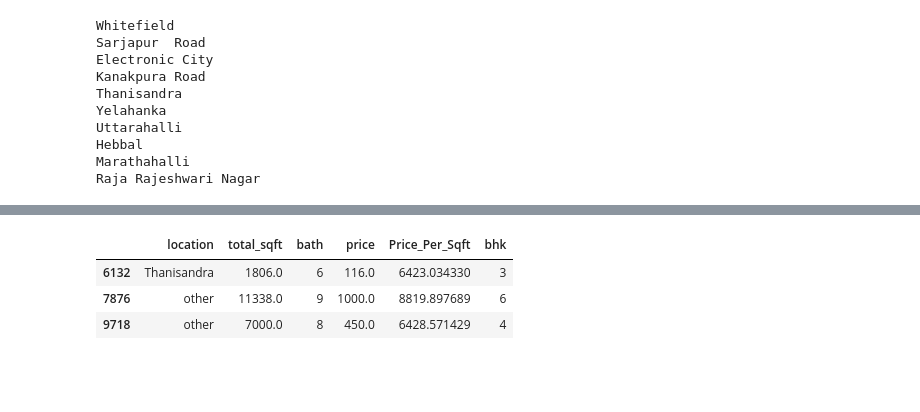
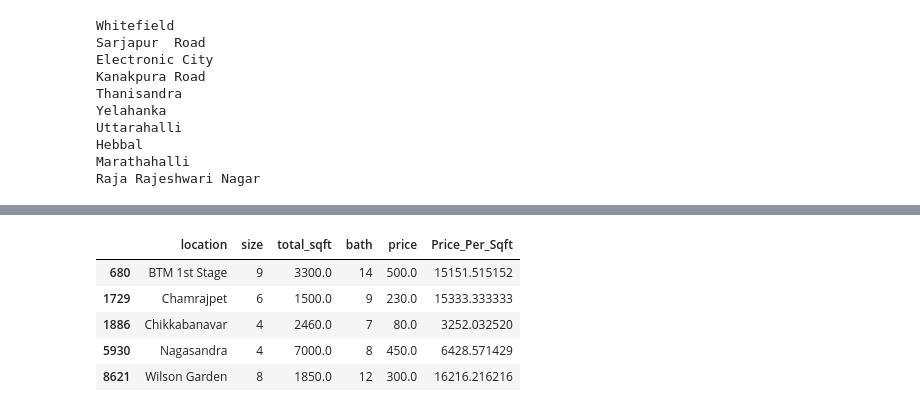
Before and after one commit to msiddhesh/A_Real_Estate_price_Prediction_Project, a Jupyter notebook: Project.ipynb, the cells around one changed output, grey strips where cells are left out. Cells and saved outputs as stored; diff of their text form; code cells hidden in the pictures; blank space fills up the shorter version.

```diff
--- a/Project.ipynb
+++ b/Project.ipynb
@@ -475,2 +526,2 @@ dtype: object
 # %%
-data_4["bhk"] = data_4["size"].apply(lambda x: int(x) )
+data_4["size"] = data_4["size"].apply(lambda x: int(x) )
@@ -490,3 +563,3 @@ data_4.shape
 # %%
-data_5 = data_4[data_4.total_sqft/data_4.bhk>300].copy()
+data_5 = data_4[data_4.total_sqft/data_4['size']>150].copy()
 # %%
@@ -501,5 +581,3 @@ data_5.head()
-# %%
-data_5 = data_5.drop("size",axis=1)
 # %%
 data_5.head()
 # %% [output]
@@ -629,17 +706,17 @@ for i in location_count.index[0:10]:
 def remove_bhk_outliers(data):
     exclude_indices = np.array([])
     for location, location_df in data.groupby('location'):
-        bhk_stats = {}
-        for bhk, bhk_df in location_df.groupby('bhk'):
-            bhk_stats[bhk] = {
-                'mean': np.mean(bhk_df.Price_Per_Sqft),
-                'std': np.std(bhk_df.Price_Per_Sqft),
-                'count': bhk_df.shape[0]
+        size_stats = {}
+        for size, size_df in location_df.groupby('size'):
+            size_stats[size] = {
+                'mean': np.mean(size_df.Price_Per_Sqft),
+                'std': np.std(size_df.Price_Per_Sqft),
+                'count': size_df.shape[0]
             }
-        for bhk, bhk_df in location_df.groupby('bhk'):
-            stats = bhk_stats.get(bhk - 1)
-            if stats and stats['count'] > 5:
-                exclude_indices = np.append(exclude_indices, bhk_df[bhk_df.Price_Per_Sqft < (stats['mean'])].index.values)
+        for size, size_df in location_df.groupby('size'):
+            stats = size_stats.get(size - 1)
+            if stats and stats['count'] > 10:
+                exclude_indices = np.append(exclude_indices, size_df[size_df.Price_Per_Sqft < (stats['mean'])].index.values)
     return data.drop(exclude_indices, axis='index')
 # %%
 data_7 = remove_bhk_outliers(data_6)
@@ -697,8 +777,10 @@ data_7[(data_7["bath"]>10)]
 # %%
-data_7[(data_7["bath"]>data_7["bhk"]+2)]
+data_7[(data_7["bath"]>data_7["size"]+2)]
 # %% [output]
-|  | location | total_sqft | bath | price | Price_Per_Sqft | bhk |
-| 6132 | Thanisandra | 1806.0 | 6 | 116.0 | 6423.034330 | 3 |
-| 7876 | other | 11338.0 | 9 | 1000.0 | 8819.897689 | 6 |
-| 9718 | other | 7000.0 | 8 | 450.0 | 6428.571429 | 4 |
+|  | location | size | total_sqft | bath | price | Price_Per_Sqft |
+| 680 | BTM 1st Stage | 9 | 3300.0 | 14 | 500.0 | 15151.515152 |
+| 1729 | Chamrajpet | 6 | 1500.0 | 9 | 230.0 | 15333.333333 |
+| 1886 | Chikkabanavar | 4 | 2460.0 | 7 | 80.0 | 3252.032520 |
+| 5930 | Nagasandra | 4 | 7000.0 | 8 | 450.0 | 6428.571429 |
+| 8621 | Wilson Garden | 8 | 1850.0 | 12 | 300.0 | 16216.216216 |
 # %%
```
Also changed, not shown: parts of 58 cells of this notebook.
